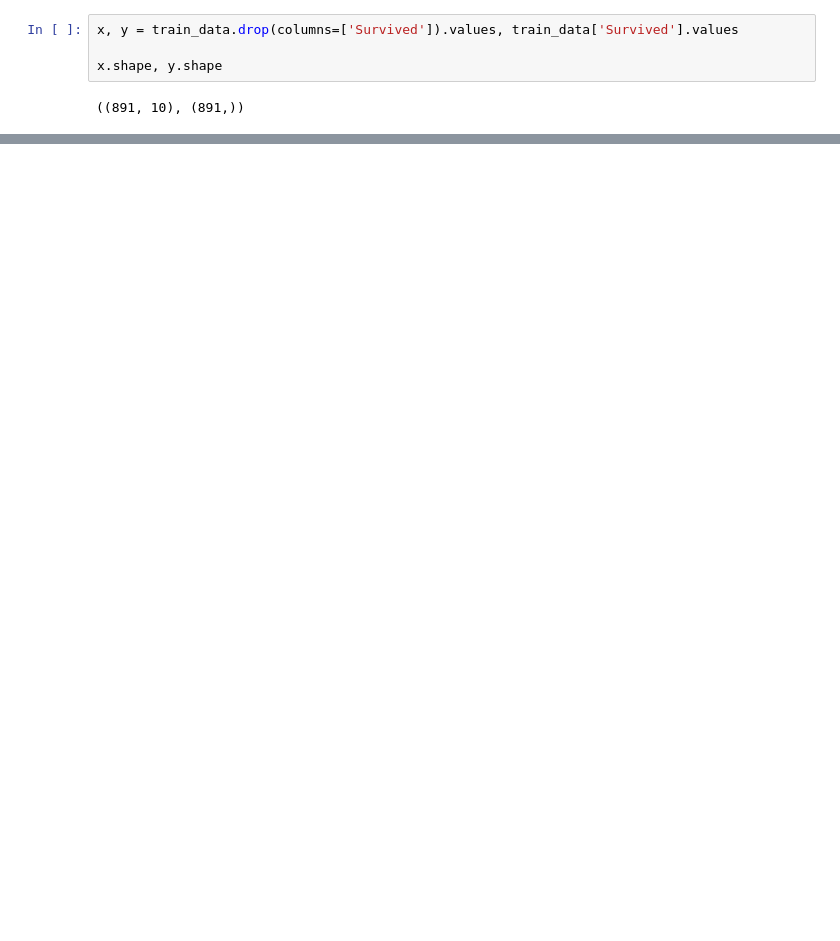
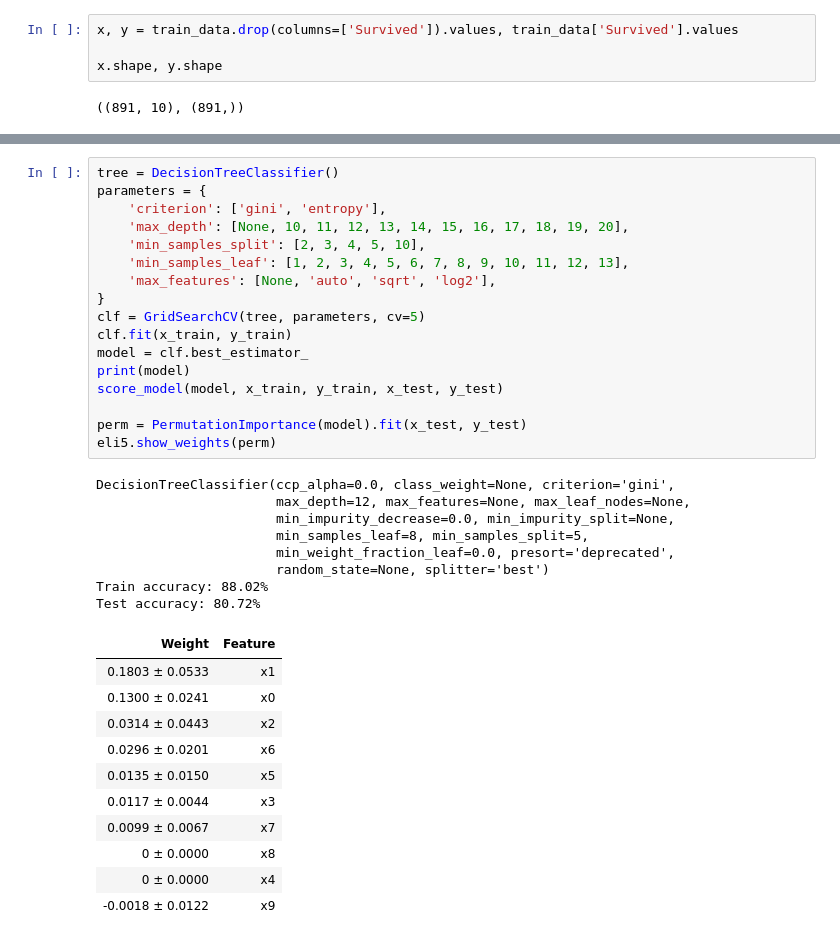
Before and after one commit to mzignis/titanic, a Jupyter notebook: models.ipynb, the cells around one changed output, grey strips where cells are left out. Drawn from its saved outputs; the diff is of its cells as text; blank space fills up the shorter version.

```diff
--- a/models.ipynb
+++ b/models.ipynb
@@ -125,0 +210,37 @@ F1:       80.13%
+# %%
+tree = DecisionTreeClassifier()
+parameters = {
+    'criterion': ['gini', 'entropy'],
+    'max_depth': [None, 10, 11, 12, 13, 14, 15, 16, 17, 18, 19, 20],
+    'min_samples_split': [2, 3, 4, 5, 10],
+    'min_samples_leaf': [1, 2, 3, 4, 5, 6, 7, 8, 9, 10, 11, 12, 13],
+    'max_features': [None, 'auto', 'sqrt', 'log2'],
+}
+clf = GridSearchCV(tree, parameters, cv=5)
+clf.fit(x_train, y_train)
+model = clf.best_estimator_
+print(model)
+score_model(model, x_train, y_train, x_test, y_test)
+
+perm = PermutationImportance(model).fit(x_test, y_test)
+eli5.show_weights(perm)
+# %% [output]
+DecisionTreeClassifier(ccp_alpha=0.0, class_weight=None, criterion='gini',
+                       max_depth=12, max_features=None, max_leaf_nodes=None,
+                       min_impurity_decrease=0.0, min_impurity_split=None,
+                       min_samples_leaf=8, min_samples_split=5,
+                       min_weight_fraction_leaf=0.0, presort='deprecated',
+                       random_state=None, splitter='best')
+Train accuracy: 88.02%
+Test accuracy: 80.72%
+| Weight | Feature |
+| 0.1803 ± 0.0533 | x1 |
+| 0.1300 ± 0.0241 | x0 |
+| 0.0314 ± 0.0443 | x2 |
+| 0.0296 ± 0.0201 | x6 |
+| 0.0135 ± 0.0150 | x5 |
+| 0.0117 ± 0.0044 | x3 |
+| 0.0099 ± 0.0067 | x7 |
+| 0 ± 0.0000 | x8 |
+| 0 ± 0.0000 | x4 |
+| -0.0018 ± 0.0122 | x9 |
```
Also changed, not shown: parts of 25 cells of this notebook.
